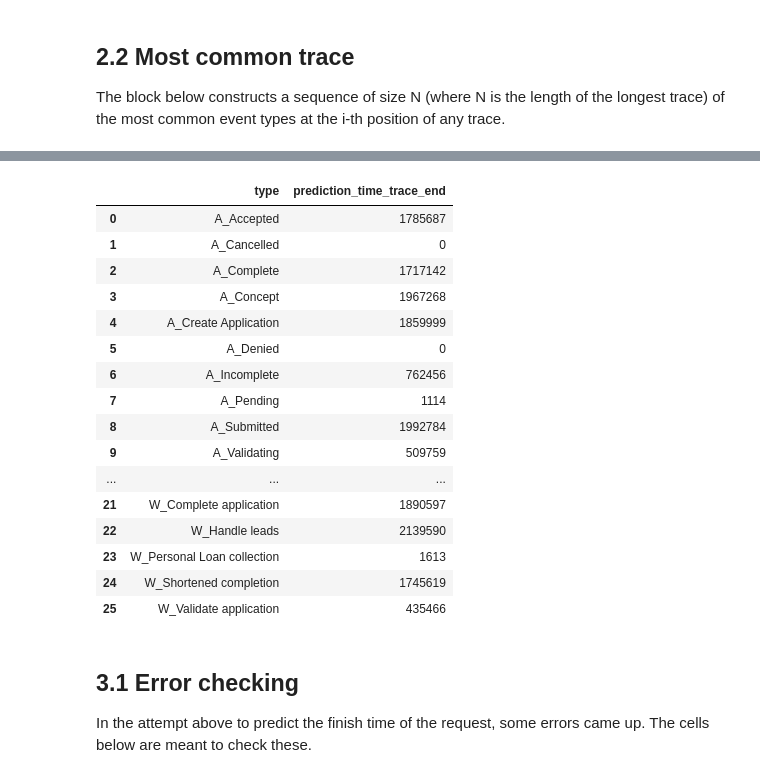
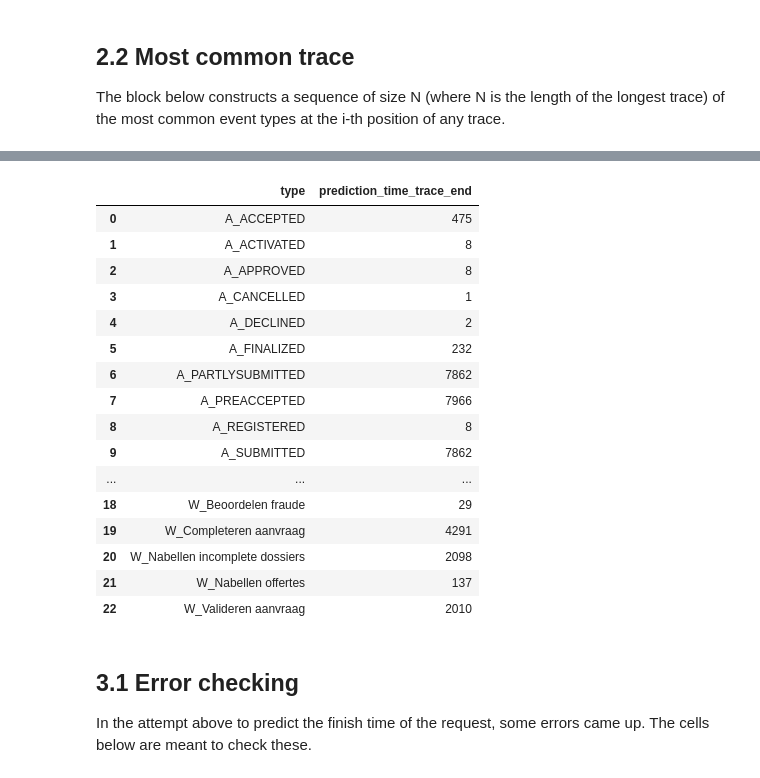
Before and after one commit to NickSot/process_mining, a Jupyter notebook: jesse/sprint_1_2012.ipynb, the cells around one changed output, grey strips where cells are left out. Saved outputs shown, nothing was run; the diff lists cells and outputs as text; code cells hidden in the pictures.

```diff
--- a/jesse/sprint_1_2012.ipynb
+++ b/jesse/sprint_1_2012.ipynb
@@ -111,0 +109,6 @@ df_max_trace.describe()
+# %%
+df_train_grouped = df_train.groupby('case concept:name')
+df_train_grouped_sorted = df_train.sort_values('event time:timestamp').groupby('case concept:name')
+df_max_trace = df_train[df_train['case concept:name'] == df_train_grouped.size().idxmax()]
+df_max_trace.describe()
+df_train_grouped.tail(1).groupby('event concept:name').describe()
@@ -146,47 +168,47 @@ The estimation is made by first grouping all events in the dataset by event type
+# %%
+# For every event in the list, find the final event in the its case and store it's time as the trace end time
+df_train_trace_end = df_train_grouped_sorted.tail(1)[['case concept:name', 'event time:timestamp']]
+df_train_trace_end = df_train_trace_end.rename(columns={"case concept:name": "case concept:name", "event time:timestamp": "trace_end"})
 # %%
-# Generate case end time
-df_trace_end = df_grouped_sorted_by_complete_date.tail(1)[['case', 'completeTime']]
-df_trace_end = df_trace_end.rename(columns={"case": "case", "completeTime": "traceEnd"})
+df_train_grouped_event = df_train.groupby('event concept:name')[['case concept:name', 'event concept:name', 'event time:timestamp']]
+df_train_event_diffs = pd.DataFrame(columns=['type', 'prediction_time_trace_end'])
 
-df_grouped_event_type = df.groupby('event')[['case', 'event', 'completeTime']]
-df_event_differentials = pd.DataFrame(columns=['type', 'prediction_time_trace_end'])
-
-for name, group in df_grouped_event_type:
+for name, group in df_train_grouped_event:
     # Loop over all events of type `name` and get the complete time of their trace
 
     # Merge the current group with the trace_end data
-    merged = group.merge(df_trace_end, on="case", how="outer")
+    merged = group.merge(df_train_trace_end, on="case concept:name", how="outer")
 
     # Create a new series indicating the difference between the end of the trace and the completion of the current event
-    diff_series = merged['traceEnd'] - merged['completeTime']
+    diff_series = merged['trace_end'] - merged['event time:timestamp']
 
     # Add the time difference to the dataframe in seconds
     merged['differential (s)'] = diff_series
     merged['differential (s)'] = merged['differential (s)'].apply(lambda x: x.total_seconds())
 
     # Add the average differential to the dataframe
     df_group_diff = pd.DataFrame([[name, round(merged['differential (s)'].mean())]], columns=['type', 'prediction_time_trace_end'])
-    df_event_differentials = pd.concat([df_event_differentials, df_group_diff], ignore_index=True)
+    df_train_event_diffs = pd.concat([df_train_event_diffs, df_group_diff], ignore_index=True)
 
-df_event_differentials
+df_train_event_diffs
 # %% [output]
 |  | type | prediction_time_trace_end |
-| 0 | A_Accepted | 1785687 |
-| 1 | A_Cancelled | 0 |
-| 2 | A_Complete | 1717142 |
-| 3 | A_Concept | 1967268 |
-| 4 | A_Create Application | 1859999 |
-| 5 | A_Denied | 0 |
-| 6 | A_Incomplete | 762456 |
-| 7 | A_Pending | 1114 |
-| 8 | A_Submitted | 1992784 |
-| 9 | A_Validating | 509759 |
+| 0 | A_ACCEPTED | 475 |
+| 1 | A_ACTIVATED | 8 |
+| 2 | A_APPROVED | 8 |
+| 3 | A_CANCELLED | 1 |
+| 4 | A_DECLINED | 2 |
+| 5 | A_FINALIZED | 232 |
+| 6 | A_PARTLYSUBMITTED | 7862 |
+| 7 | A_PREACCEPTED | 7966 |
+| 8 | A_REGISTERED | 8 |
+| 9 | A_SUBMITTED | 7862 |
 | ... | ... | ... |
-| 21 | W_Complete application | 1890597 |
-| 22 | W_Handle leads | 2139590 |
-| 23 | W_Personal Loan collection | 1613 |
-| 24 | W_Shortened completion | 1745619 |
-| 25 | W_Validate application | 435466 |
+| 18 | W_Beoordelen fraude | 29 |
+| 19 | W_Completeren aanvraag | 4291 |
+| 20 | W_Nabellen incomplete dossiers | 2098 |
+| 21 | W_Nabellen offertes | 137 |
+| 22 | W_Valideren aanvraag | 2010 |
 # %% [markdown]
 ## 3.1 Error checking
 In the attempt above to predict the finish time of the request, some errors came up. The cells below are meant to check these.
```
Also changed, not shown: parts of 22 cells of this notebook.
